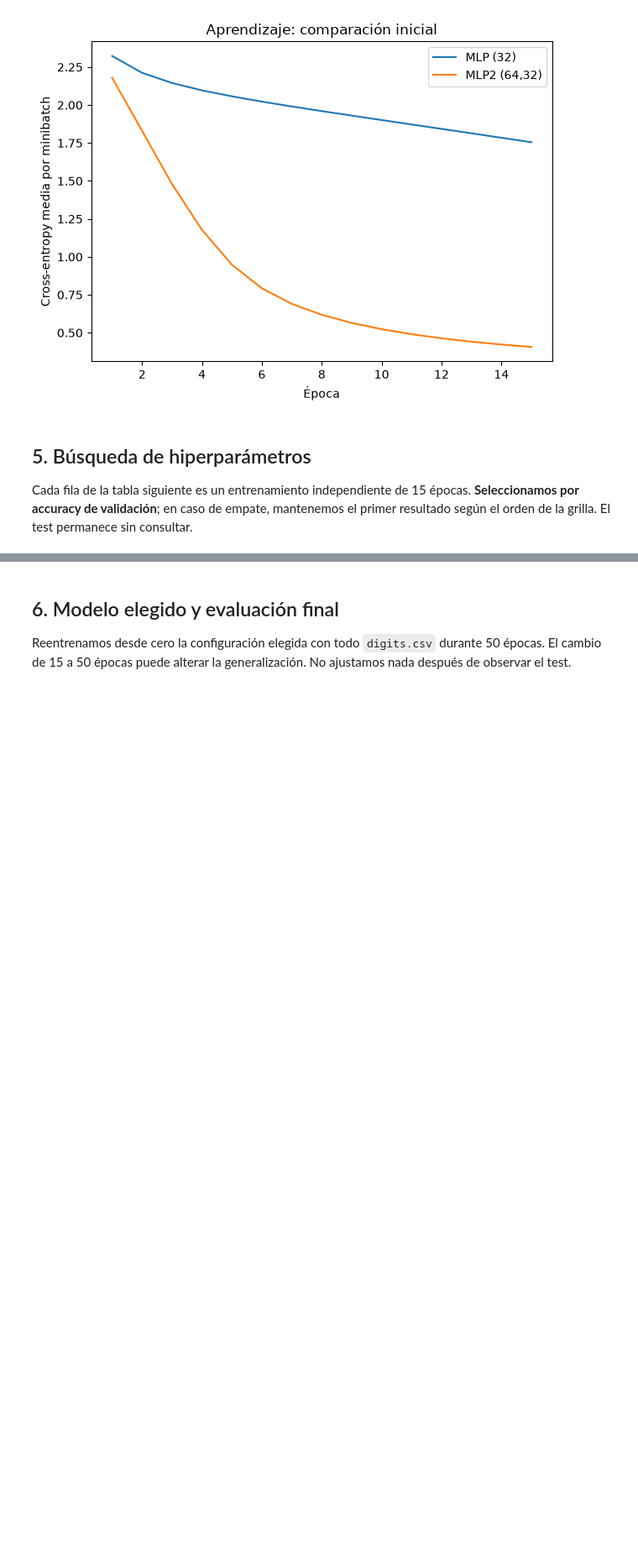
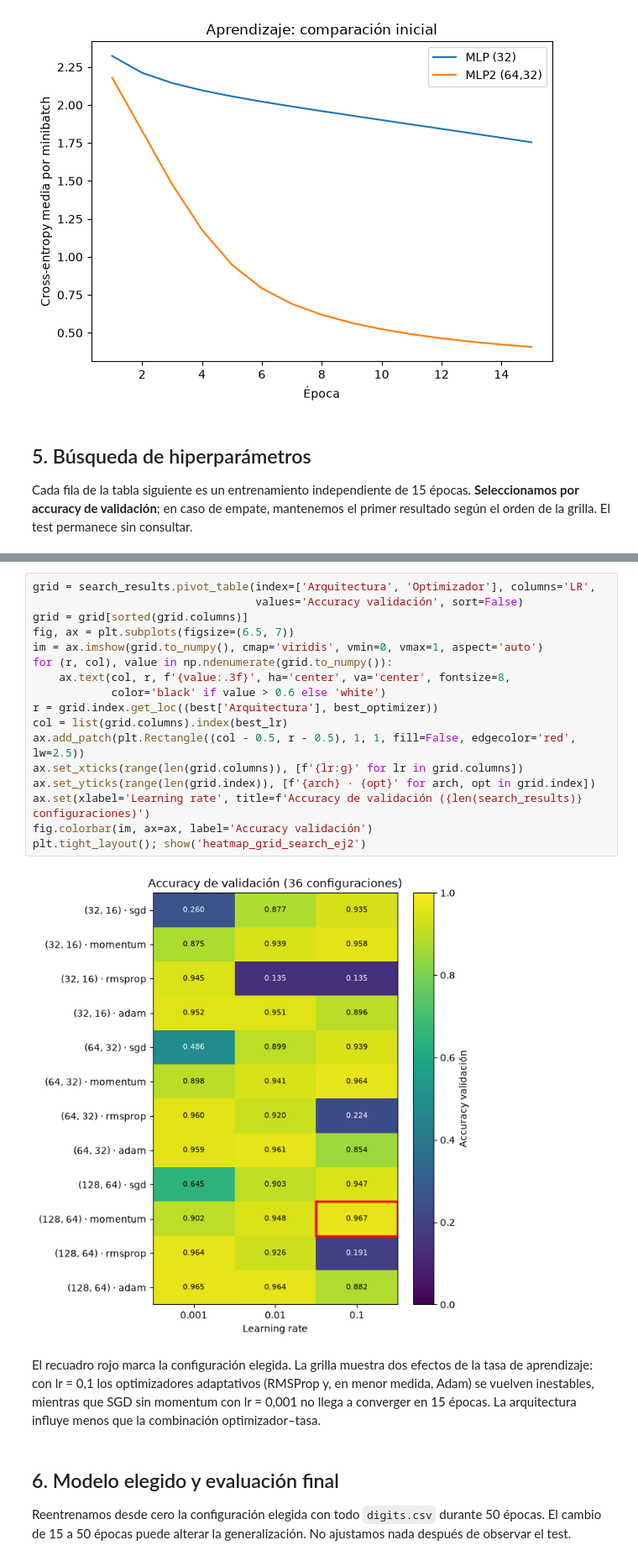
Before and after one commit to yakdudi12/DIAO2A, a Jupyter notebook: TP3/ejercicio2.ipynb, the cells around one changed output, grey strips where cells are left out. Shown at 84% size. Saved outputs shown, nothing was run; the diff lists cells and outputs as text; blank space fills up the shorter version.

```diff
--- a/TP3/ejercicio2.ipynb
+++ b/TP3/ejercicio2.ipynb
@@ -305,5 +317,26 @@ plt.tight_layout(); plt.show()
 # %% [output]
 [figure]
+# %%
+grid = search_results.pivot_table(index=['Arquitectura', 'Optimizador'], columns='LR',
+                                  values='Accuracy validación', sort=False)
+grid = grid[sorted(grid.columns)]
+fig, ax = plt.subplots(figsize=(6.5, 7))
+im = ax.imshow(grid.to_numpy(), cmap='viridis', vmin=0, vmax=1, aspect='auto')
+for (r, col), value in np.ndenumerate(grid.to_numpy()):
+    ax.text(col, r, f'{value:.3f}', ha='center', va='center', fontsize=8,
+            color='black' if value > 0.6 else 'white')
+r = grid.index.get_loc((best['Arquitectura'], best_optimizer))
+col = list(grid.columns).index(best_lr)
+ax.add_patch(plt.Rectangle((col - 0.5, r - 0.5), 1, 1, fill=False, edgecolor='red', lw=2.5))
+ax.set_xticks(range(len(grid.columns)), [f'{lr:g}' for lr in grid.columns])
+ax.set_yticks(range(len(grid.index)), [f'{arch} · {opt}' for arch, opt in grid.index])
+ax.set(xlabel='Learning rate', title=f'Accuracy de validación ({len(search_results)} configuraciones)')
+fig.colorbar(im, ax=ax, label='Accuracy validación')
+plt.tight_layout(); show('heatmap_grid_search_ej2')
+# %% [output]
+[figure, added]
+# %% [markdown]
+El recuadro rojo marca la configuración elegida. La grilla muestra dos efectos de la tasa de aprendizaje: con lr = 0,1 los optimizadores adaptativos (RMSProp y, en menor medida, Adam) se vuelven inestables, mientras que SGD sin momentum con lr = 0,001 no llega a converger en 15 épocas. La arquitectura influye menos que la combinación optimizador–tasa.
 # %% [markdown]
 ## 6. Modelo elegido y evaluación final
 
```
Also changed, not shown: parts of 15 cells of this notebook.
